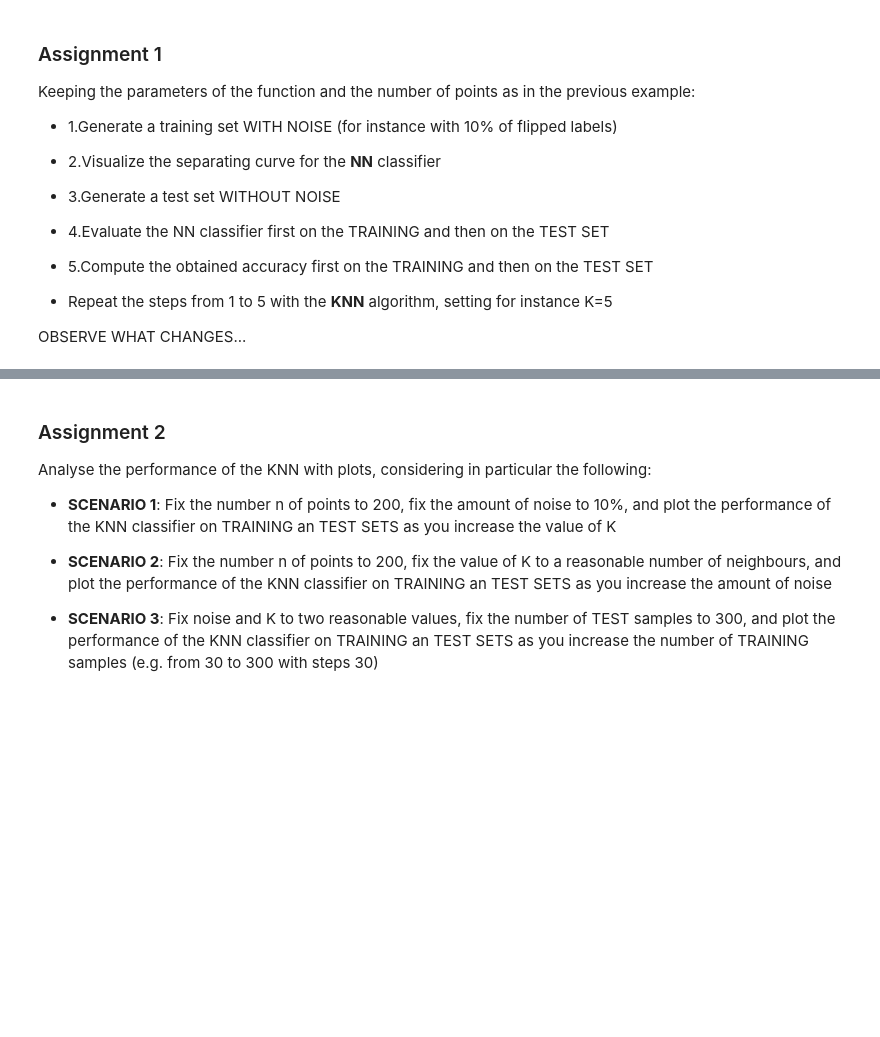
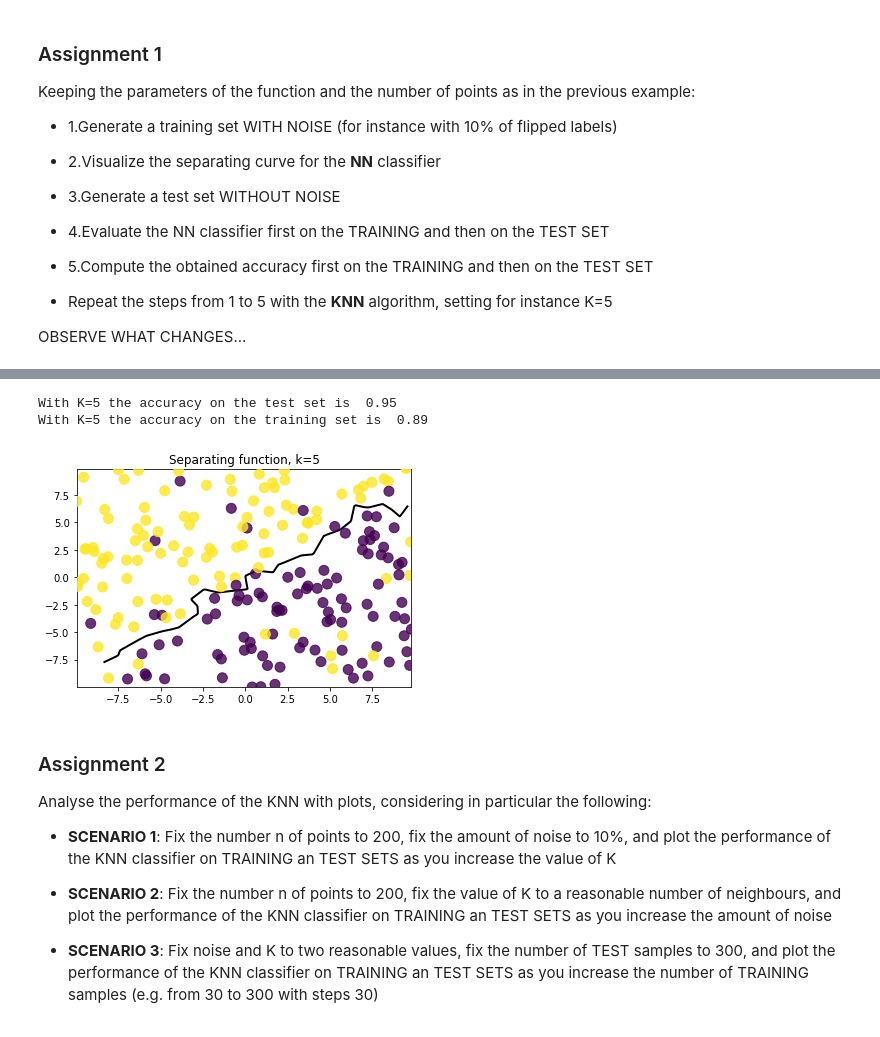
Before and after one commit to mosemb/MachineLearningAssignments, a Jupyter notebook: 02_LocalMethods.ipynb, the cells around one changed output, grey strips where cells are left out. Cells and saved outputs as stored; diff of their text form; code cells hidden in the pictures; blank space fills up the shorter version.

```diff
--- a/02_LocalMethods.ipynb
+++ b/02_LocalMethods.ipynb
@@ -228,3 +260,10 @@ Xtr, Ytr = linearBinaryClass(n, low_D, high_D, m, q)
+# %%
+#Question 2
+knn1(10,5)
+# %% [output]
+With K=5 the accuracy on the test set is  0.95
+With K=5 the accuracy on the training set is  0.89
+[figure, added]
 # %% [markdown]
 ### Assignment 2
 
```
Also changed, not shown: parts of 7 cells of this notebook.
